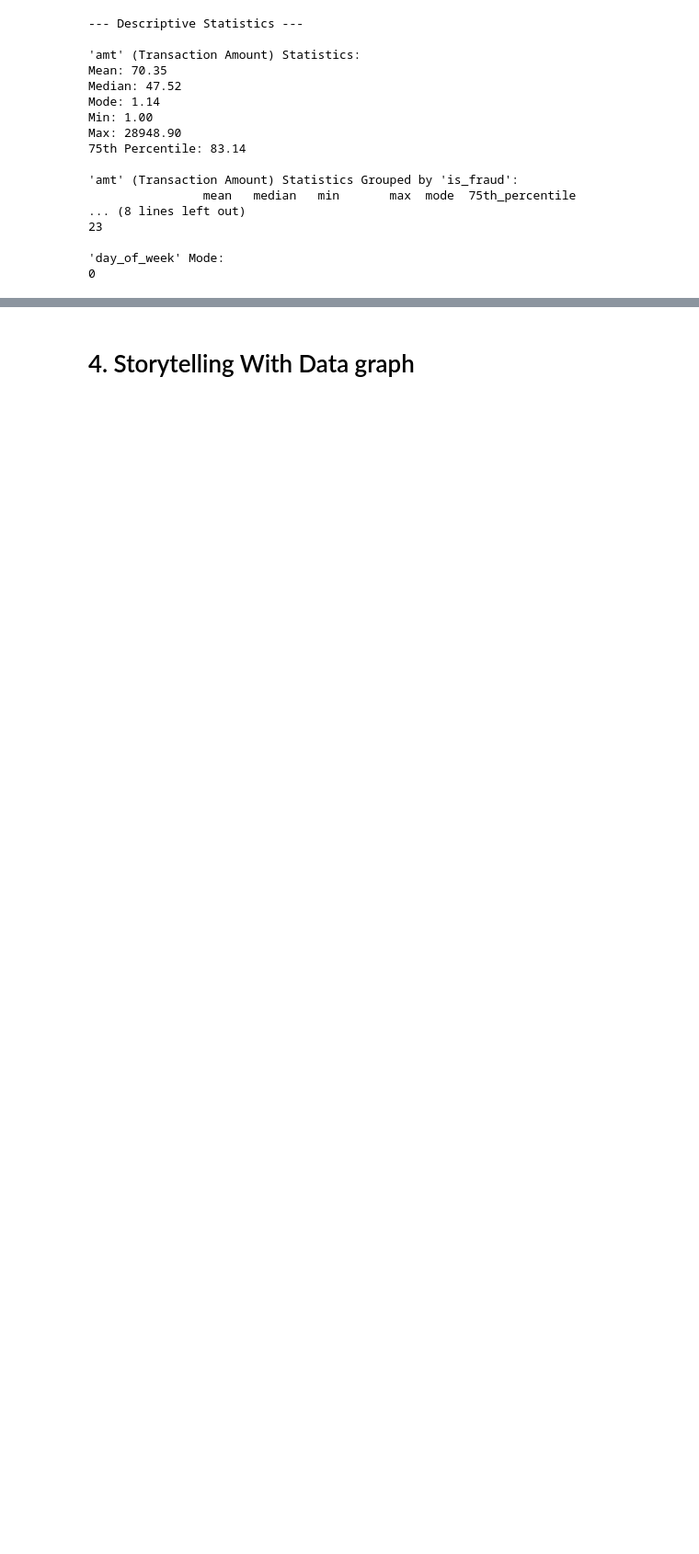
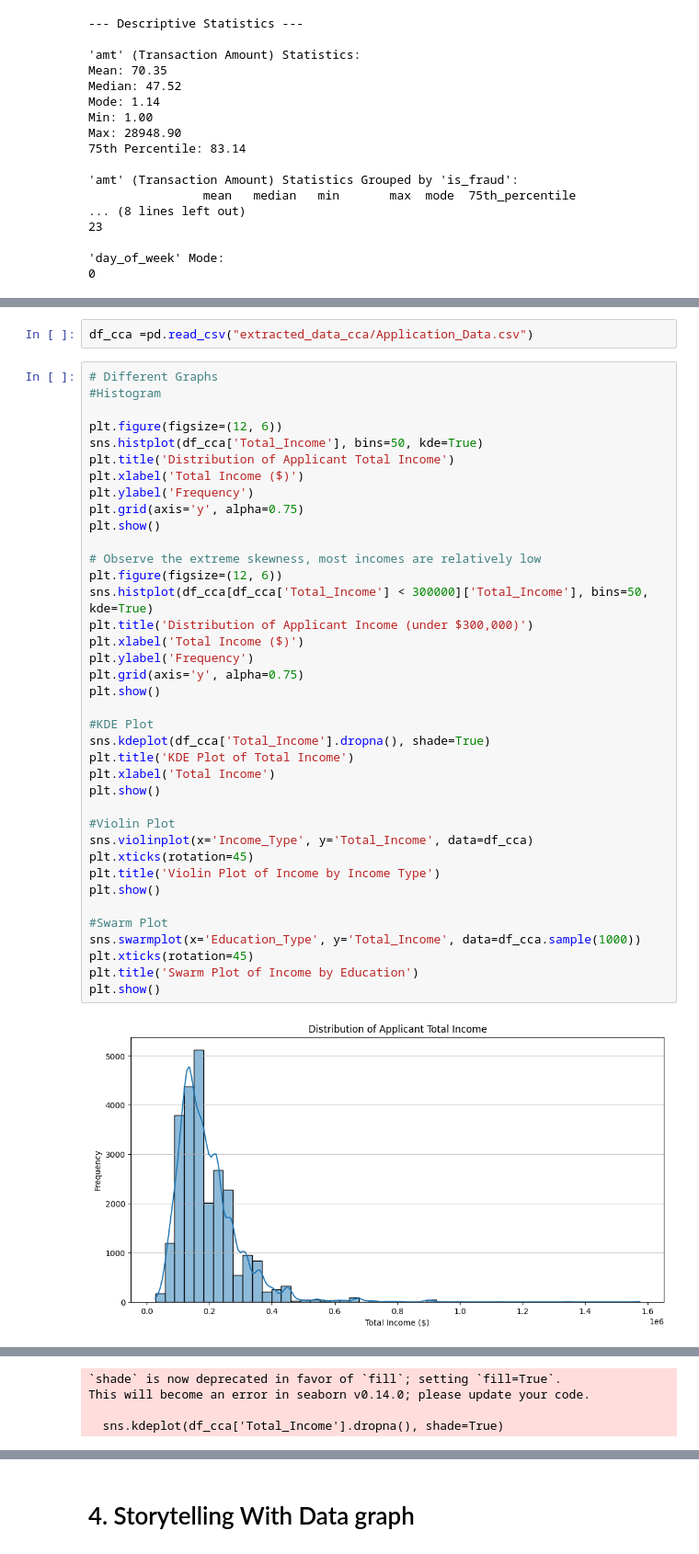
Before and after one commit to nicholasta18/OMDSMODB2Assignments, a Jupyter notebook: OMDS_MODB2_Week4_Ta_Nicholas.ipynb, the cells around one changed output, grey strips where cells are left out. Shown at 92% size. Cells and saved outputs as stored; diff of their text form; blank space fills up the shorter version.

```diff
--- a/OMDS_MODB2_Week4_Ta_Nicholas.ipynb
+++ b/OMDS_MODB2_Week4_Ta_Nicholas.ipynb
@@ -345,0 +347,42 @@ Max: 28948.90
+# %%
+df_cca =pd.read_csv("extracted_data_cca/Application_Data.csv")
+# %%
+# Different Graphs
+#Histogram
+
+plt.figure(figsize=(12, 6))
+sns.histplot(df_cca['Total_Income'], bins=50, kde=True)
+plt.title('Distribution of Applicant Total Income')
+plt.xlabel('Total Income ($)')
+plt.ylabel('Frequency')
+plt.grid(axis='y', alpha=0.75)
+plt.show()
+
+# Observe the extreme skewness, most incomes are relatively low
+plt.figure(figsize=(12, 6))
+sns.histplot(df_cca[df_cca['Total_Income'] < 300000]['Total_Income'], bins=50, kde=True)
+plt.title('Distribution of Applicant Income (under $300,000)')
+plt.xlabel('Total Income ($)')
+plt.ylabel('Frequency')
+plt.grid(axis='y', alpha=0.75)
+plt.show()
+
+#KDE Plot
+sns.kdeplot(df_cca['Total_Income'].dropna(), shade=True)
+plt.title('KDE Plot of Total Income')
+plt.xlabel('Total Income')
+plt.show()
+
+#Violin Plot
+sns.violinplot(x='Income_Type', y='Total_Income', data=df_cca)
+plt.xticks(rotation=45)
+plt.title('Violin Plot of Income by Income Type')
+plt.show()
+
+#Swarm Plot
+sns.swarmplot(x='Education_Type', y='Total_Income', data=df_cca.sample(1000))
+plt.xticks(rotation=45)
+plt.title('Swarm Plot of Income by Education')
+plt.show()
+# %% [output]
+[figure, added]
@@ -345,0 +390,4 @@ Max: 28948.90
+`shade` is now deprecated in favor of `fill`; setting `fill=True`.
+This will become an error in seaborn v0.14.0; please update your code.
+
+  sns.kdeplot(df_cca['Total_Income'].dropna(), shade=True)
```
Also changed, not shown: parts of 13 cells of this notebook, 3 other files.
